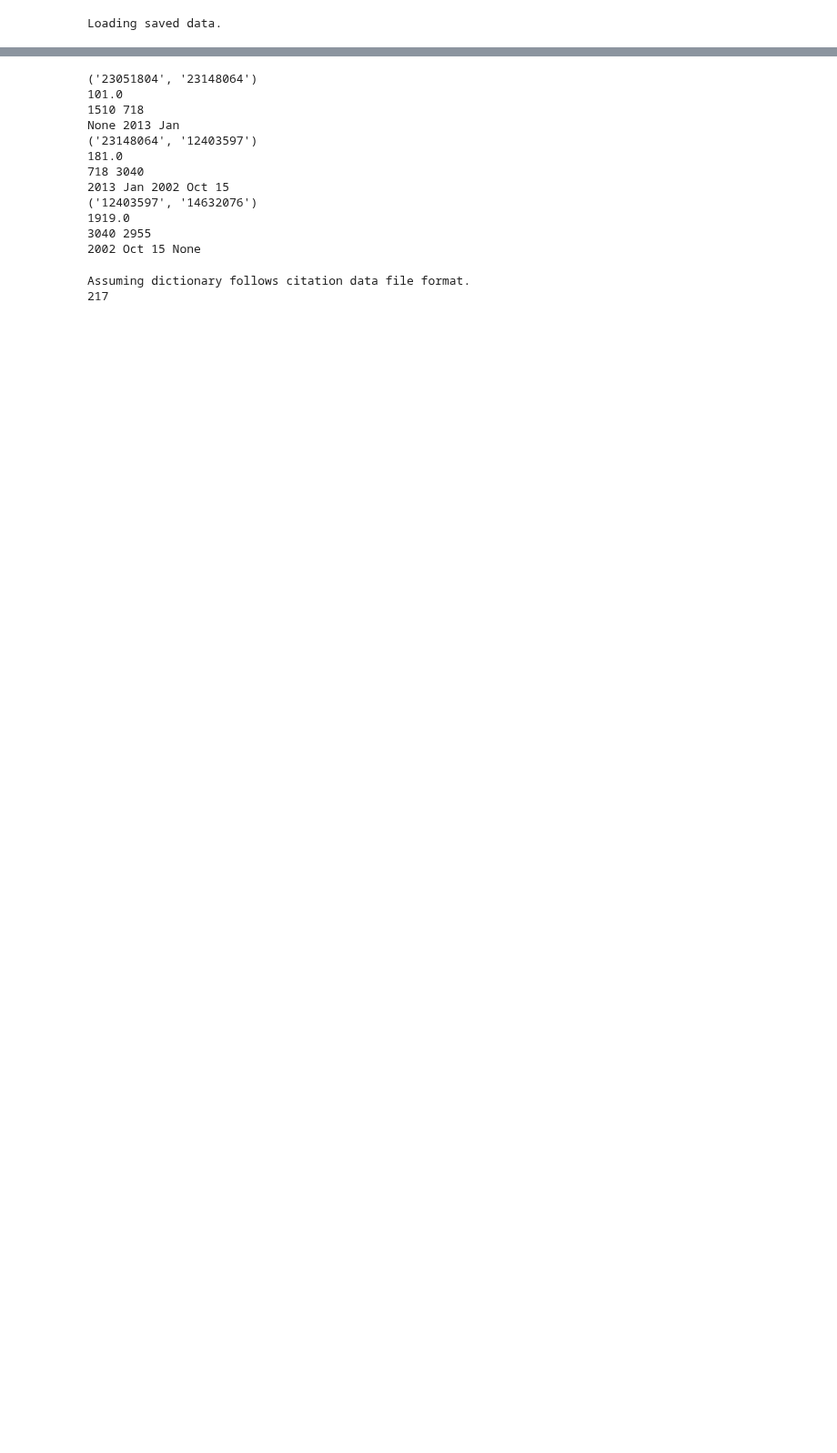
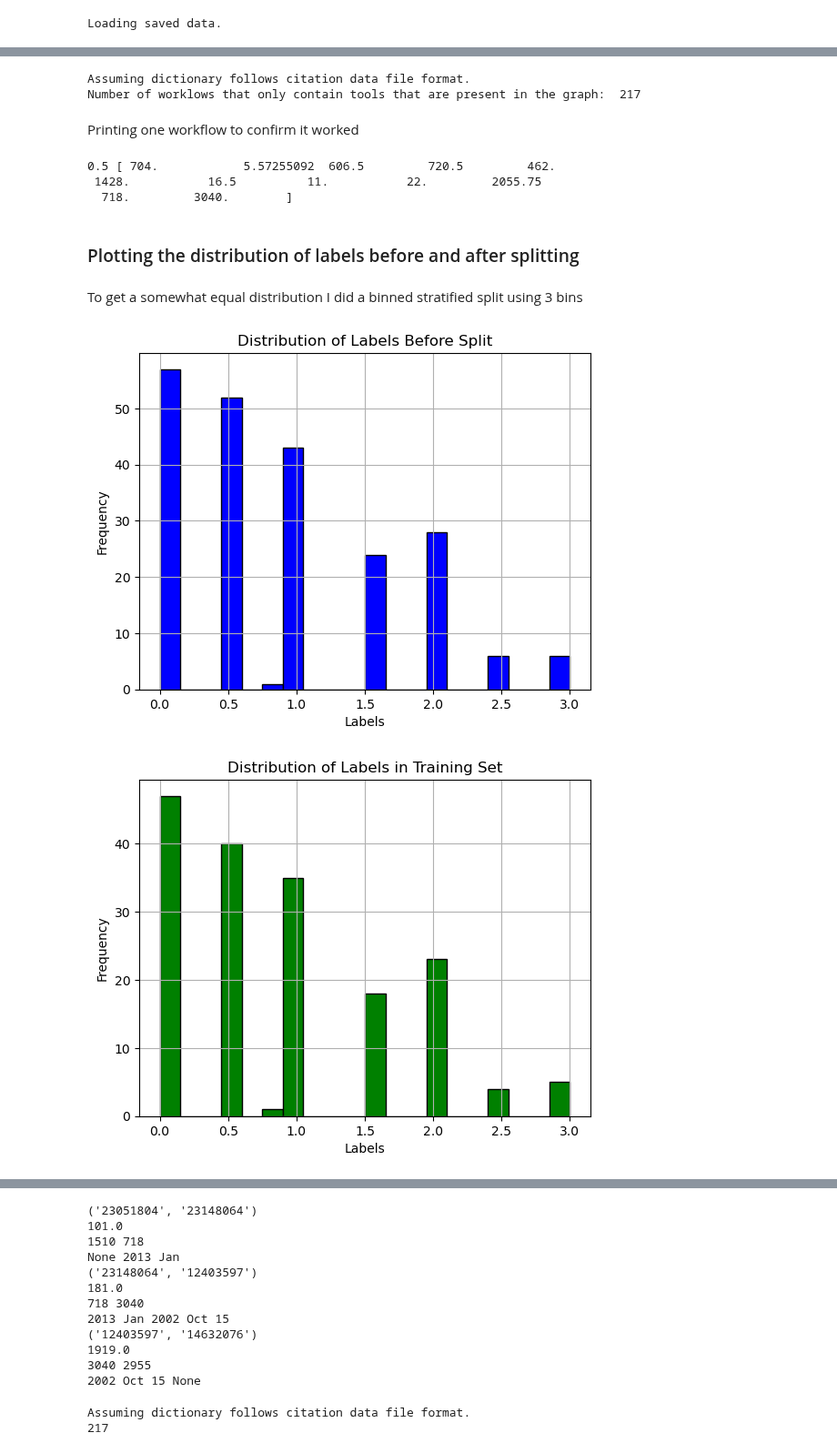
Before and after one commit to Workflomics/pubmetric, a Jupyter notebook: dev-viz-notebooks/ML_metric_eval.ipynb, the cells around one changed output, grey strips where cells are left out. Shown at 91% size. Drawn from its saved outputs; the diff is of its cells as text; code cells hidden in the pictures; blank space fills up the shorter version.

```diff
--- a/dev-viz-notebooks/ML_metric_eval.ipynb
+++ b/dev-viz-notebooks/ML_metric_eval.ipynb
@@ -66,0 +147,6 @@ def convert_to_tuples(list_of_lists):
+# %%
+workflow_dict = not_none_workflows(rated_workflows)
+print("Number of worklows that only contain tools that are present in the graph: ", len(workflow_dict))
+# %% [output]
+Assuming dictionary follows citation data file format.
+Number of worklows that only contain tools that are present in the graph:  217
@@ -66,0 +156,53 @@ def convert_to_tuples(list_of_lists):
+# %% [markdown]
+Printing one workflow to confirm it worked
+# %%
+print(labels[0], feature_dataset[0])
+# %% [output]
+0.5 [ 704.            5.57255092  606.5         720.5         462.
+ 1428.           16.5          11.           22.         2055.75
+  718.         3040.        ]
+# %% [markdown]
+### Plotting the distribution of labels before and after splitting
+# %% [markdown]
+To get a somewhat equal distribution I did a binned stratified split using 3 bins
+# %%
+X = feature_dataset
+y = labels
+
+X = np.array(X)
+y = np.array(y)
+
+# Binning the labels into 3 bins
+n_bins = 3
+kbins = KBinsDiscretizer(n_bins=n_bins, encode='ordinal', strategy='uniform')
+y_binned = kbins.fit_transform(y.reshape(-1, 1)).reshape(-1)
+
+# Perform stratified split using the binned labels
+X_train, X_test, y_train, y_test = train_test_split(X, y, test_size=0.2, random_state=42, stratify=y_binned)
+# %%
+# Before split
+plt.hist(labels, bins=20, color='blue', edgecolor='black')
+plt.title('Distribution of Labels Before Split')
+plt.xlabel('Labels')
+plt.ylabel('Frequency')
+plt.grid(True)
+plt.show()
+
+# After split - Training set
+plt.hist(y_train, bins=20, color='green', edgecolor='black')
+plt.title('Distribution of Labels in Training Set')
+plt.xlabel('Labels')
+plt.ylabel('Frequency')
+plt.grid(True)
+plt.show()
+
+# After split - Test set
+plt.hist(y_test, bins=20, color='red', edgecolor='black')
+plt.title('Distribution of Labels in Test Set')
+plt.xlabel('Labels')
+plt.ylabel('Frequency')
+plt.grid(True)
+plt.show()
+# %% [output]
+[figure, added]
+[figure, added]
```
Also changed, not shown: parts of 49 cells of this notebook, 1 other file.
